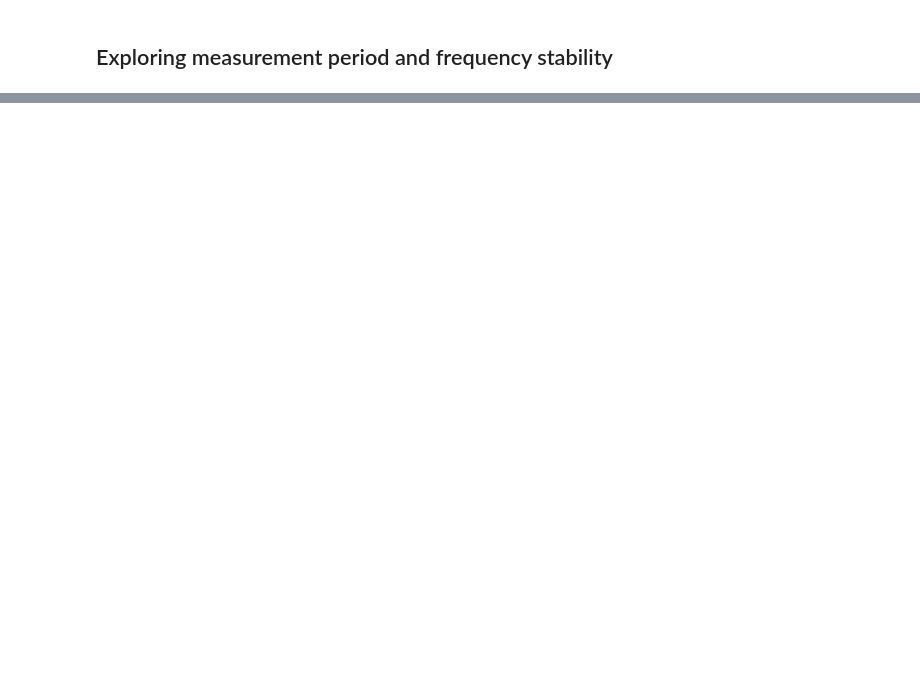
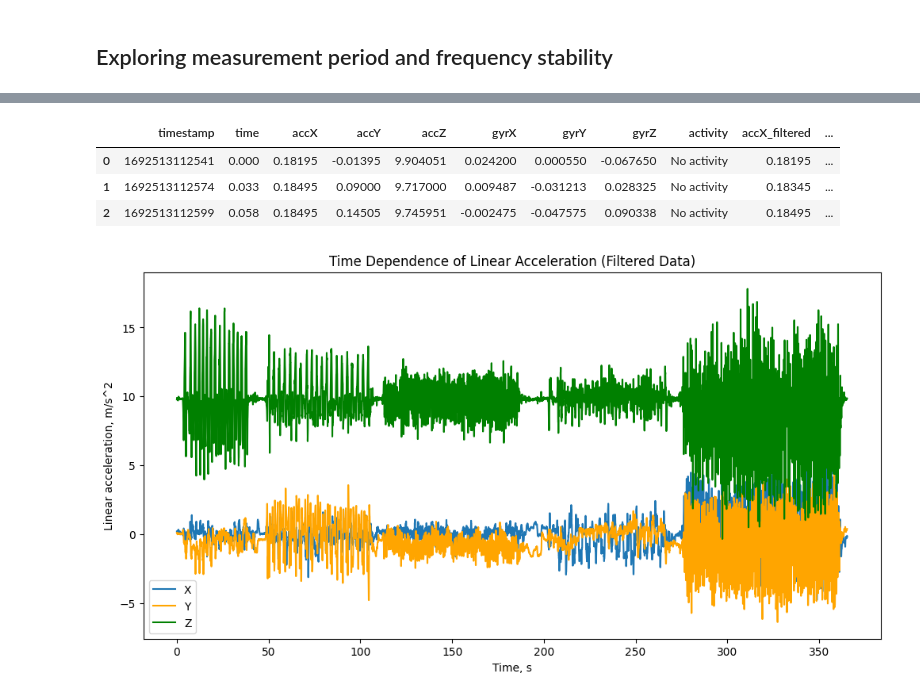
Before and after one commit to Mykhailo20/DS_Bootcamp_2023, a Jupyter notebook: Homework_5/Physical_Activity_Analysis/Features.ipynb, the cells around one changed output, grey strips where cells are left out. Saved outputs shown, nothing was run; the diff lists cells and outputs as text; code cells hidden in the pictures; blank space fills up the shorter version.

```diff
--- a/Homework_5/Physical_Activity_Analysis/Features.ipynb
+++ b/Homework_5/Physical_Activity_Analysis/Features.ipynb
@@ -749,0 +721,25 @@ len(test_df[test_df['time'].diff() > 0.040])
+# %%
+window_size = 10  # Define the size of the median window
+
+# Apply median filtering to accelerometer data
+test_df['accX_filtered'] = test_df['accX'].rolling(window=window_size, center=True, min_periods=1).median()
+test_df['accY_filtered'] = test_df['accY'].rolling(window=window_size, center=True, min_periods=1).median()
+test_df['accZ_filtered'] = test_df['accZ'].rolling(window=window_size, center=True, min_periods=1).median()
+
+# Apply median filtering to gyroscope data
+test_df['gyrX_filtered'] = test_df['gyrX'].rolling(window=window_size, center=True, min_periods=1).median()
+test_df['gyrY_filtered'] = test_df['gyrY'].rolling(window=window_size, center=True, min_periods=1).median()
+test_df['gyrZ_filtered'] = test_df['gyrZ'].rolling(window=window_size, center=True, min_periods=1).median()
+
+test_df.head(3)
+# %% [output]
+|  | timestamp | time | accX | accY | accZ | gyrX | gyrY | gyrZ | activity | accX_filtered | ... |
+| 0 | 1692513112541 | 0.000 | 0.18195 | -0.01395 | 9.904051 | 0.024200 | 0.000550 | -0.067650 | No activity | 0.18195 | ... |
+| 1 | 1692513112574 | 0.033 | 0.18495 | 0.09000 | 9.717000 | 0.009487 | -0.031213 | 0.028325 | No activity | 0.18345 | ... |
+| 2 | 1692513112599 | 0.058 | 0.18495 | 0.14505 | 9.745951 | -0.002475 | -0.047575 | 0.090338 | No activity | 0.18495 | ... |
+# %%
+plt.rcdefaults()
+display_three_axes(df=test_df, x='time', y=['accX_filtered', 'accY_filtered', 'accZ_filtered'], title='Time Dependence of Linear Acceleration (Filtered Data)',
+                x_label='Time, s', y_label='Linear acceleration, m/s^2', filename='graphs/accelerometer')
+# %% [output]
+[figure, added]
```
Also changed, not shown: parts of 40 cells of this notebook, 1 other file.
